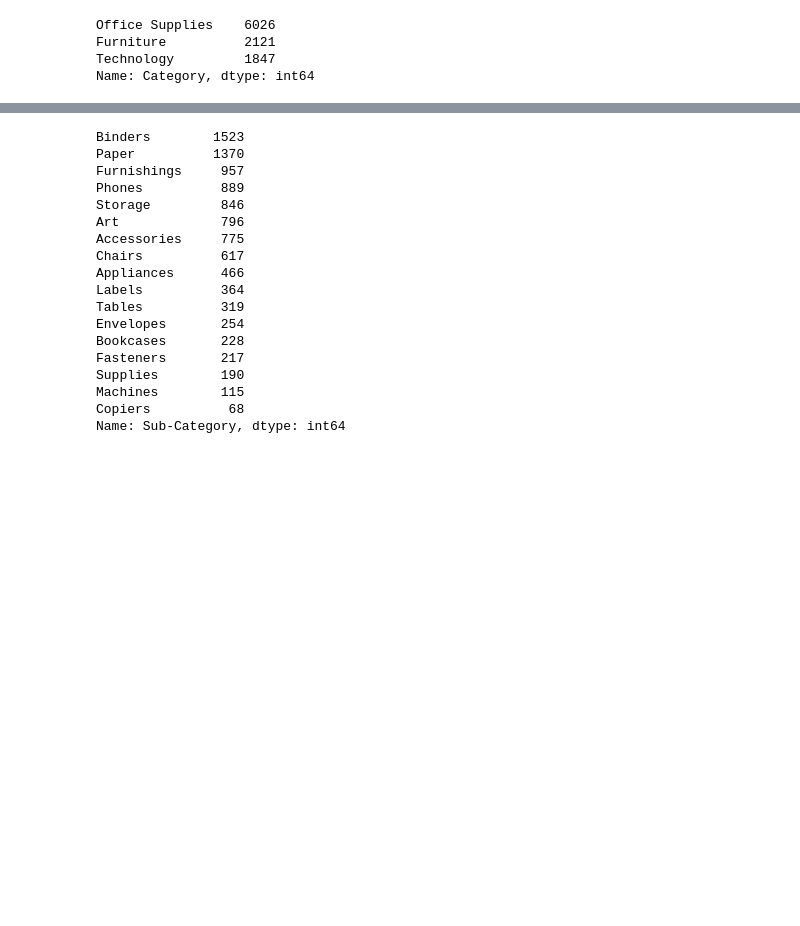
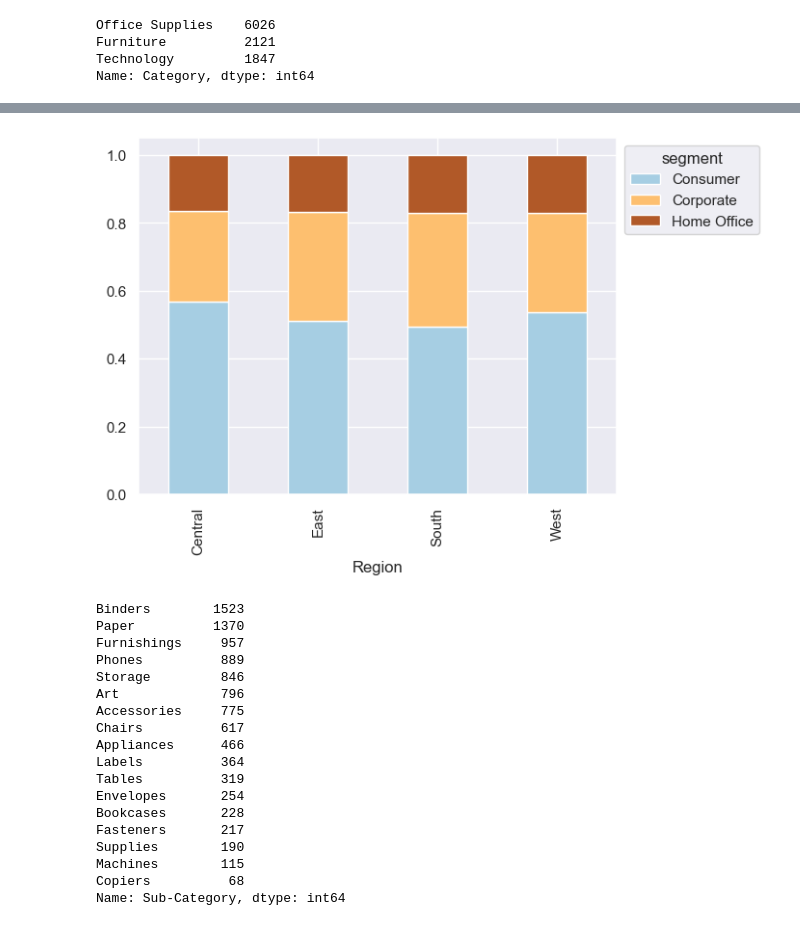
Before and after one commit to livia360/Captone_project2, a Jupyter notebook: Part1_data_wrangling_and_EDA.ipynb, the cells around one changed output, grey strips where cells are left out. Drawn from its saved outputs; the diff is of its cells as text; code cells hidden in the pictures; blank space fills up the shorter version.

```diff
--- a/Part1_data_wrangling_and_EDA.ipynb
+++ b/Part1_data_wrangling_and_EDA.ipynb
@@ -179,0 +196,2 @@ Name: Category, dtype: int64
+# %%
+df_neg_profit = df[df['Profit']<0].sort_values('Profit')
@@ -180,3 +208,10 @@ Name: Category, dtype: int64
+# %%
+by_neg_profit = df_neg_profit.groupby('Region').Segment.value_counts(normalize=True).unstack()
+by_neg_profit.plot(kind="bar", stacked=True, cmap="Paired")
+plt.legend(title = "segment", bbox_to_anchor= (1, 1))
+plt.show();
+# %% [output]
+[figure, added]
 # %%
 df['Sub-Category'].value_counts()
 # %% [output]
```
Also changed, not shown: parts of 40 cells of this notebook.
